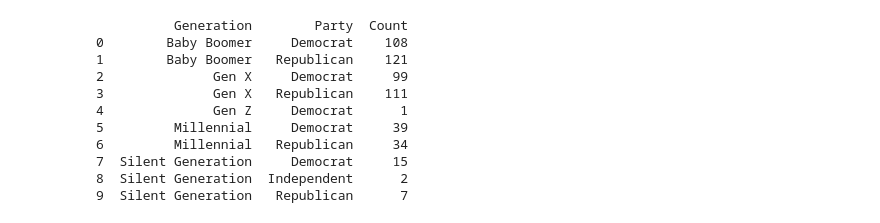
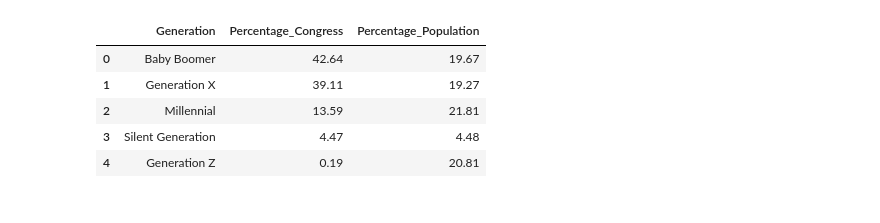
Before and after one commit to cpfrish/democracy-decoded, a Jupyter notebook: congress_graphs.ipynb, the cells around one changed output. Drawn from its saved outputs; the diff is of its cells as text; code cells hidden in the pictures.

```diff
--- a/congress_graphs.ipynb
+++ b/congress_graphs.ipynb
@@ -67,26 +71,6 @@ Sample of data with image URLs:
 # %%
 # Save the chart as an HTML file
 member_activity_with_images.save('member_activity_scatter.html')
-# %%
-df_party = photos_df[photos_df['Generation'] != 'Unknown'].groupby(['Generation', 'Party']).size().reset_index(name='Count')
-
-# Map party codes to full names
-party_mapping = {'D': 'Democrat', 'R': 'Republican', 'I': 'Independent'}
-df_party['Party'] = df_party['Party'].map(party_mapping)
-
-print(df_party)
-# %% [output]
-          Generation        Party  Count
-0        Baby Boomer     Democrat    108
-1        Baby Boomer   Republican    121
-2              Gen X     Democrat     99
-3              Gen X   Republican    111
-4              Gen Z     Democrat      1
-5         Millennial     Democrat     39
-6         Millennial   Republican     34
-7  Silent Generation     Democrat     15
-8  Silent Generation  Independent      2
-9  Silent Generation   Republican      7
 # %%
 percentage_df = pd.DataFrame({
     'Generation': ['Baby Boomer', 'Generation X', 'Millennial', 'Silent Generation', 'Generation Z'],
@@ -99,4 +83,13 @@ population_percentage_df = pd.DataFrame({
 })
 
 merged_df = pd.merge(percentage_df, population_percentage_df, on='Generation', suffixes=('_Congress', '_Population'))
+# %%
+merged_df.head()
+# %% [output]
+|  | Generation | Percentage_Congress | Percentage_Population |
+| 0 | Baby Boomer | 42.64 | 19.67 |
+| 1 | Generation X | 39.11 | 19.27 |
+| 2 | Millennial | 13.59 | 21.81 |
+| 3 | Silent Generation | 4.47 | 4.48 |
+| 4 | Generation Z | 0.19 | 20.81 |
 # %%
```
Also changed, not shown: parts of 10 cells of this notebook, 2 other files.
